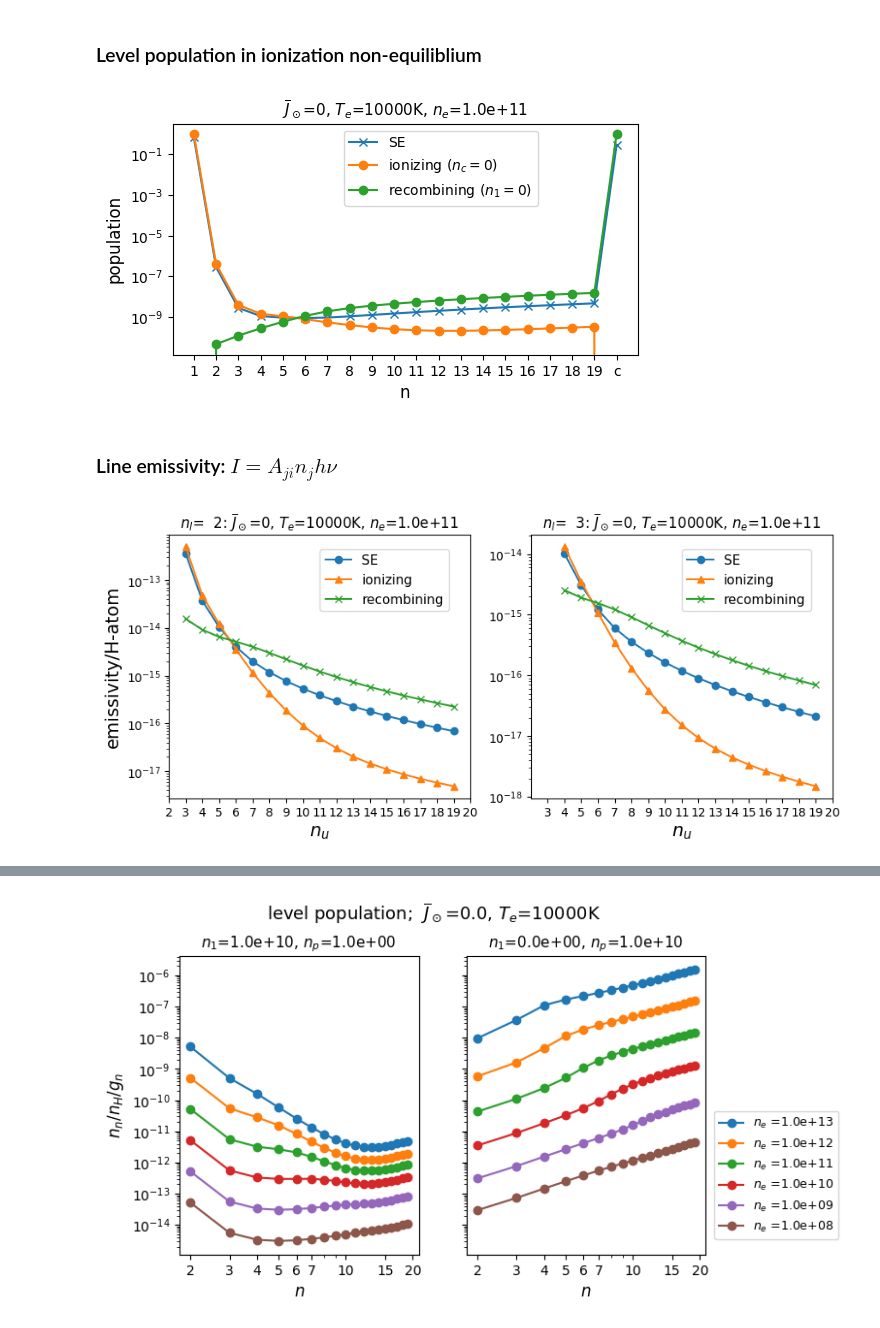
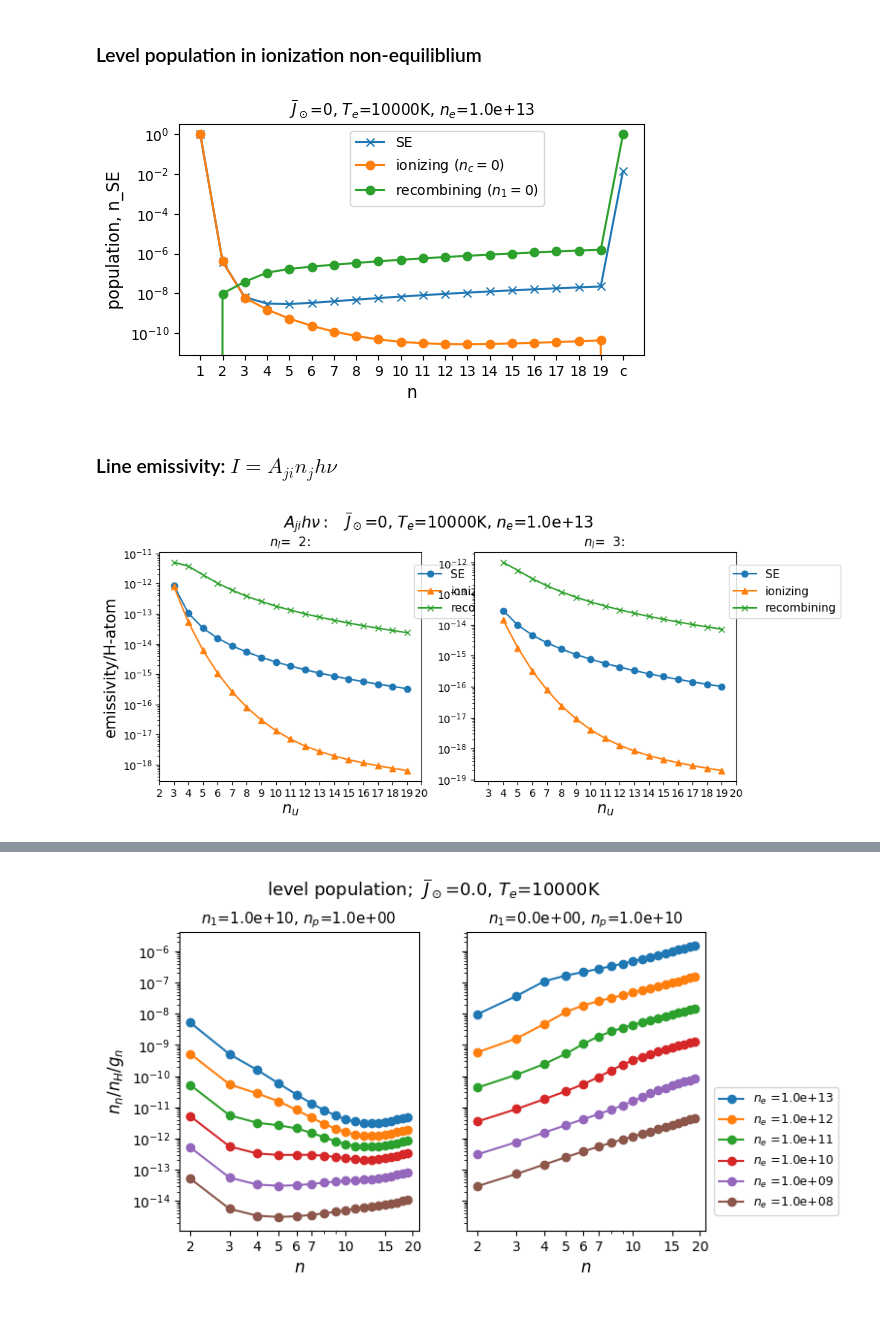
Before and after one commit to kouui/spectra-devcontainer, a Jupyter notebook: notebooks/StatisticalEquilibrium/H_spectra.ipynb, the cells around one changed output, grey strips where cells are left out. Drawn from its saved outputs; the diff is of its cells as text; code cells hidden in the pictures.

```diff
--- a/notebooks/StatisticalEquilibrium/H_spectra.ipynb
+++ b/notebooks/StatisticalEquilibrium/H_spectra.ipynb
@@ -47,7 +50,7 @@ import os
 #conf_path = os.path.join( CFG._ROOT_DIR, "data/conf/H_theory.conf" )  ; H_nam ='H'
 #conf_path = os.path.join( CFG._ROOT_DIR, "data/conf/H34a.conf" )  ; H_nam ='H'
 #atom, wMesh, path_dict = Atom.init_Atom_(conf_path , is_hydrogen=True)
-atom, wMesh, path_dict = Atom.init_theoretical_hydrogen_atom_(nLevel=15)
+atom, wMesh = Atom.init_theoretical_hydrogen_atom_(nLevel=15)
                                                 # nLevel # of bound-levels + 1 (continuum)
 
 #help_(atom)
@@ -603,13 +605,14 @@ def calc_NIE(atom, slab, wMesh, solar_spec, n1, n_proton):
 
 #----------------------------------------------------------------------
 Te = 10000.
-Ne = 1.E11
+Ne = 1.E13
 Jfactor = 0.5   # intensity of solar radiation
 #Nes = [1E8, 1E9, 1E10, 1E11, 1E12]
 nLevel = 20
+depth = 500 * 1.E5 # km *1e5 -> cm
 
 #-----  setup atom, slab, solarSpec -----
-atom, wMesh, path_dict = Atom.init_theoretical_hydrogen_atom_(nLevel=nLevel)
+atom, wMesh = Atom.init_theoretical_hydrogen_atom_(nLevel=nLevel)
 slab = Atmosphere.Atmosphere0D(Nh=0, Ne=Ne, Te=Te, Vd=Vd, Vt=Vt, use_Tr=False)     # slab
 solar_spec  = Radiation.init_Radiation_()
 ssp = solspec(solar_spec,Jfactor=Jfactor)
@@ -634,7 +637,7 @@ ax.set_yscale("log")
 ax.set_xticks(n)
 ax.set_xticklabels([i for i in n[:-1]]+['c'], fontsize=10)
 ax.set_xlabel('n', fontsize=12)
-ax.set_ylabel("population", fontsize=12)
+ax.set_ylabel("population, n_SE", fontsize=12)
 title = r"$\overline{J}_\odot$="+f"{Jfactor:1.0f}, $T_e$=" +f"{Te:5.0f}K, $n_e$="+ \
     f"{Ne:3.1e}" #, $n_1$="+f"{n1:3.1e}, $n_p$="+f"{n_proton:3.1e}"
 
@@ -644,4 +647,4 @@ plt.title(title,fontsize=11)
 
 plt.show()
 # %% [output]
-[figure, old version]
+[figure, new version]
@@ -656,7 +657,7 @@ idxI = atom.Line['idxI']
 fig, axs = plt.subplots(1,2, figsize=(10,4), dpi=100)
 n_lev = np.size(atom.Level)-1
 nmax = n_lev
-depth = 1000000.
+depth = 1000000.  # cm
 
 nls = [2,3]  # lower level n,  nl=2 for Balmer series
 
@@ -668,33 +669,34 @@ for k in range(2):
     eps = Cst.h_*Cst.c_/atom.Line['w0'][jj]
     n_lev = np.size(atom.Level)-1
     n = np.arange(nl,n_lev+1,dtype='int')  # n-array for levels
     ax = axs[k]
 
     Nj0 = SE.n_SE[idxJ]
     ax.plot(idxJ+1,Aji*Nj0*eps,'-o',label='SE')
 
     Nj1 = SI.n_SE[idxJ]
     ax.plot(idxJ+1,Aji*Nj1*eps,'-^',label='ionizing')
 
     Nj2 = SR.n_SE[idxJ]
     ax.plot(idxJ+1,Aji*Nj2*eps,'-x',label='recombining')
 
     ax.set_xlim(2,nmax+1)
     ax.set_xticks(np.arange(nl,nmax+2))
     ax.set_xlabel('$n_u$', fontsize=15)
     ax.set_yscale('log')
     #ax.set_ylim(1e-18,1e-12)
     #ax.set_ylabel('relative intensity / H-atom')
     if k == 0:
         ax.set_ylabel('emissivity/H-atom', fontsize=15)
     title = r"$n_l$="+f"{nl:3.0f}: "
-    title = title+r"$\overline{J}_\odot$="+f"{Jfactor:1.0f}, $T_e$=" +f"{Te:5.0f}K, $n_e$="+ \
-        f"{Ne:3.1e}"
     ax.set_title(title,fontsize=12)
     #plt.title(title,fontsize=13)
 
     ax.legend(bbox_to_anchor=(0.95,0.97),fontsize=11,ncol=1)
 
+stitle = r"$A_{ji}h\nu : \quad   \overline{J}_\odot$="+f"{Jfactor:1.0f}, $T_e$=" +f"{Te:5.0f}K, $n_e$="+ \
+        f"{Ne:3.1e}"
+plt.suptitle(stitle, fontsize=15, y=1.02)
 plt.show()
 # %% [output]
-[figure, old version]
+[figure, new version]
```
Also changed, not shown: parts of 12 cells of this notebook.
